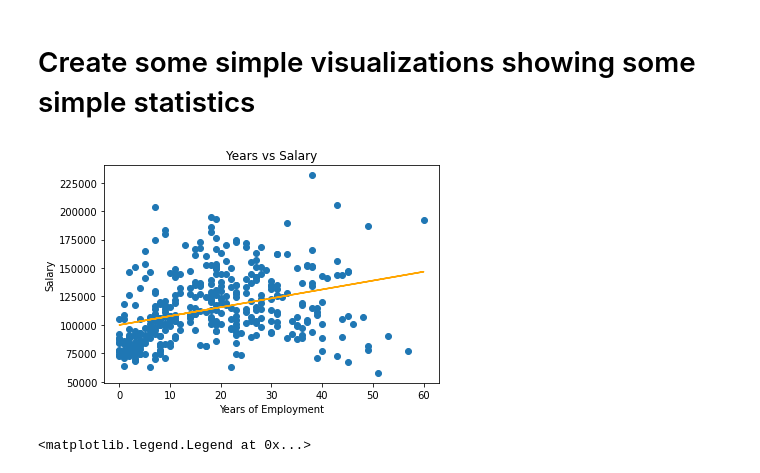
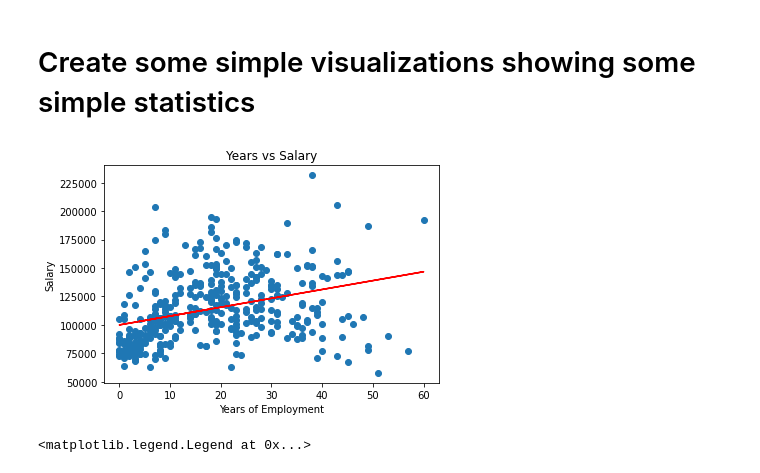
Before and after one commit to jlin246/Micro-credentials-Jan-2022-BSNS, a Jupyter notebook: python/Unit 3/Unit3_Python_Advanced_Pandas_DataWrangling_Assignment.ipynb, the cells around one changed output. Saved outputs shown, nothing was run; the diff lists cells and outputs as text; code cells hidden in the pictures.

```diff
--- a/python/Unit 3/Unit3_Python_Advanced_Pandas_DataWrangling_Assignment.ipynb
+++ b/python/Unit 3/Unit3_Python_Advanced_Pandas_DataWrangling_Assignment.ipynb
@@ -170,13 +170,13 @@ Your Findings here...
 # %%
 plt.scatter(df['yrs.service'], df['salary'])
 m,b = np.polyfit(df['yrs.service'], df['salary'],1)
-plt.plot(df['yrs.service'],m*df['yrs.service']+b, color = 'orange')
+plt.plot(df['yrs.service'],m*df['yrs.service']+b, color = 'red')
 plt.title('Years vs Salary')
 plt.xlabel('Years of Employment')
 plt.ylabel('Salary')
 plt.show()
 # %% [output]
-[figure, old version]
+[figure, new version]
 # %%
 df_male = df[df['sex'] == 'Male']
 df_female = df[df['sex'] == 'Female']
```
Also changed, not shown: parts of 1 cell of this notebook.
